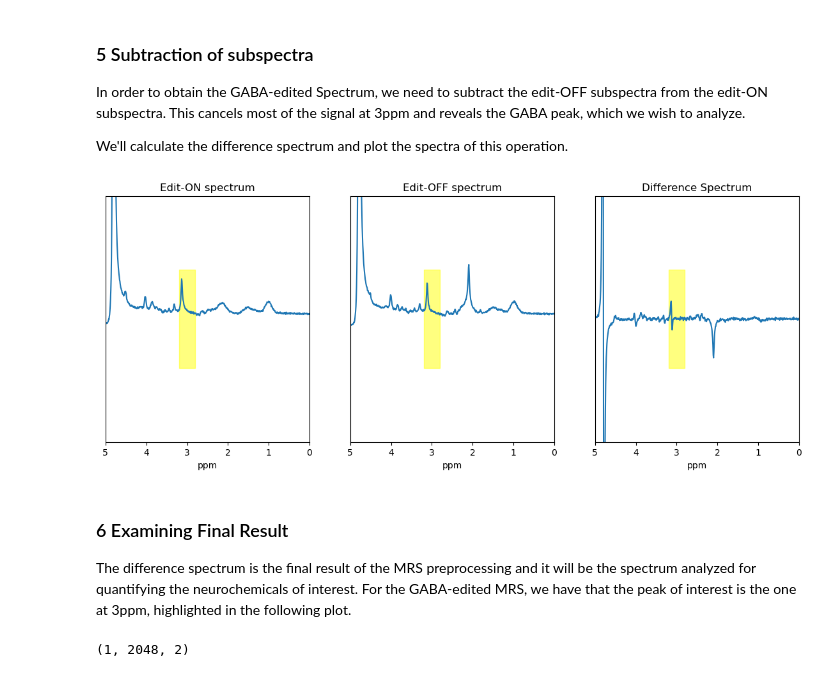
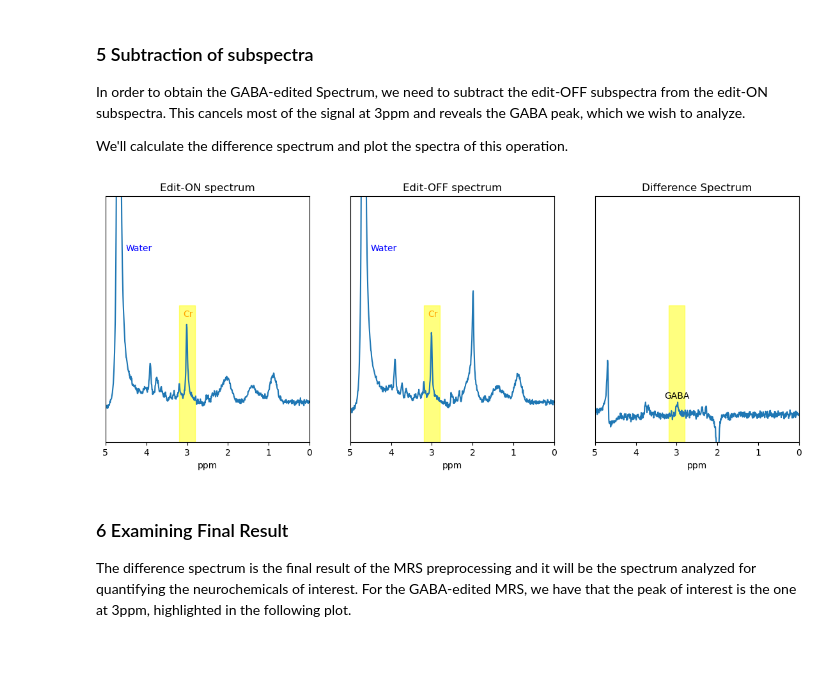
Before and after one commit to rmsouza01/Edited-MRS-challenge, a Jupyter notebook: Tutorials/edited_mrs_tutorial.ipynb, the cells around one changed output. Drawn from its saved outputs; the diff is of its cells as text; code cells hidden in the pictures.

```diff
--- a/Tutorials/edited_mrs_tutorial.ipynb
+++ b/Tutorials/edited_mrs_tutorial.ipynb
@@ -134,12 +130,19 @@ ax[0][0].plot(ppm[0,:],np.real(specs[0,:,0,transient_number]),alpha=0.5)
 ax[0][0].set_xlabel("ppm")
 ax[0][0].set_title("Edit-OFF Spectrum Example")
 ax[0][0].set_yticks([])
+ax[0][0].set_ylim(-0.5,4)
+ax[0][0].set_xlim(0,5)
+ax[0][0].text(4.5,3,"Water",color='blue')
+ax[0][0].text(2.95,2,"Cr",color='orange')
+ax[0][0].text(1.9,2,"NAA",color='red')
 
 ## Fid Edit-ON
 ax[0][1].plot(ppm[0,:],np.real(specs[0,:,1,transient_number]),alpha=0.5)
 ax[0][1].set_xlabel("ppm")
 ax[0][1].set_title("Edit-ON Spectrum Example")
 ax[0][1].set_yticks([])
+ax[0][1].set_ylim(-0.5,4)
+ax[0][1].set_xlim(0,5)
 
 
 ## Ploting a few more examples together
@@ -151,9 +154,13 @@ for i in range(0,example_count):
 ax[1][0].set_xlabel("ppm")
 ax[1][0].set_title("Edit-OFF Spectra")
 ax[1][0].set_yticks([])
+ax[1][0].set_ylim(-0.5,4)
+ax[1][0].set_xlim(0,5)
 ax[1][1].set_xlabel("ppm")
 ax[1][1].set_title("Edit-ON Spectra")
 ax[1][1].set_yticks([])
+ax[1][1].set_ylim(-0.5,4)
+ax[1][1].set_xlim(0,5)
 
 ## reversing x-axis as is usual for spectroscopy
 ax[0][0].invert_xaxis()
@@ -185,40 +246,42 @@ We'll calculate the difference spectrum and plot the spectra of this operation.
 # %%
 ## subtracting subspectra
 diff_spec = combined_specs[:,:,1]-combined_specs[:,:,0]
 
 
 ## plotting steps side by side
 fig,ax = plt.subplots(1,3,figsize=(14,5))
 
 ## plotting parts
 ax[0].plot(ppm[0,:],np.real(combined_specs[0,:,1]))
 ax[1].plot(ppm[0,:],np.real(combined_specs[0,:,0]))
 ax[2].plot(ppm[0,:],np.real(diff_spec[0,:])
 )
 # selecting ymin and ymax so plots are comparable
 ymin = min(np.real(combined_specs).min(),np.real(diff_spec).min())
 ymax = max(np.real(combined_specs).max(),np.real(diff_spec).max())
 
 for i in range(3):
     ax[i].set_yticks([])
     ax[i].set_xlabel("ppm")
     ax[i].set_xlim(0,5)
-    ax[i].set_ylim(-5,5)
+    ax[i].set_ylim(-0.5,4)
     ax[i].invert_xaxis()
     ax[i].fill_between([2.8,3.2],-2,2,color="yellow",alpha=0.5)
+
+    if i<2:
+        ax[i].text(4.5,3,"Water",color='blue')
+        ax[i].text(3.1,1.8,"Cr",color='orange')
+    else:
+        ax[i].text(3.3,0.3,"GABA",color='black')
 
 ax[0].set_title("Edit-ON spectrum")
 ax[1].set_title("Edit-OFF spectrum")
 ax[2].set_title("Difference Spectrum")
 
 plt.show()
 # %% [output]
-[figure, old version]
+[figure, new version]
 # %% [markdown]
 ### 6 Examining Final Result
 
 The difference spectrum is the final result of the MRS preprocessing and it will be the spectrum analyzed for quantifying the neurochemicals of interest. For the GABA-edited MRS, we have that the peak of interest is the one at 3ppm, highlighted in the following plot.
-# %%
-y.shape
-# %% [output]
-(1, 2048, 2)
```
Also changed, not shown: parts of 12 cells of this notebook, 2 other files.
